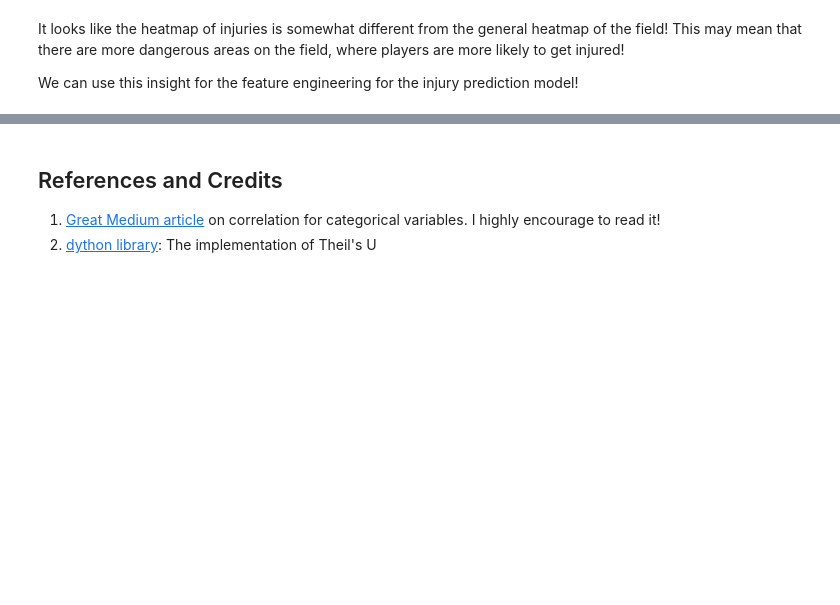
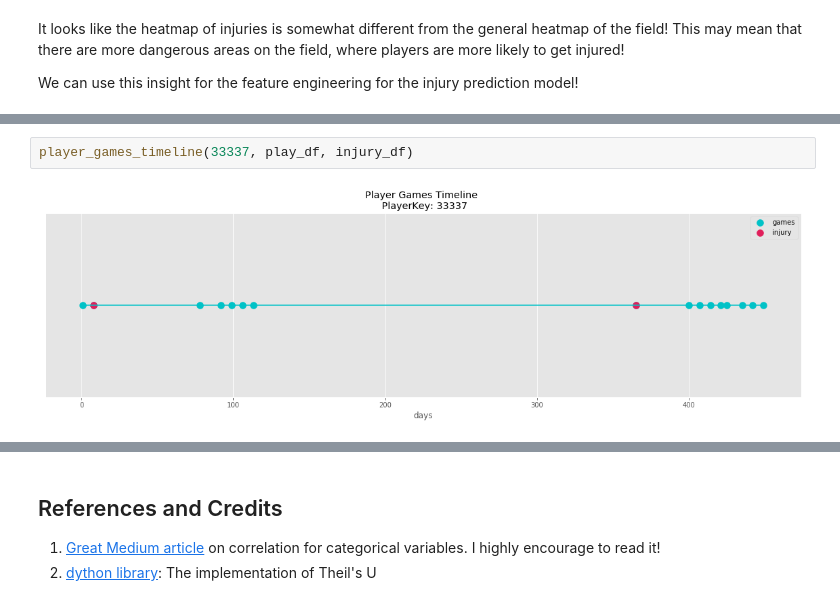
Before and after one commit to Lexie88rus/NFL-1st-and-Future, a Jupyter notebook: NFL_Injury_Analytics.ipynb, the cells around one changed output, grey strips where cells are left out. Drawn from its saved outputs; the diff is of its cells as text; blank space fills up the shorter version.

```diff
--- a/NFL_Injury_Analytics.ipynb
+++ b/NFL_Injury_Analytics.ipynb
@@ -737,0 +777,4 @@ We can use this insight for the feature engineering for the injury prediction mo
+# %%
+player_games_timeline(33337, play_df, injury_df)
+# %% [output]
+[figure, added]
```
Also changed, not shown: parts of 15 cells of this notebook.
